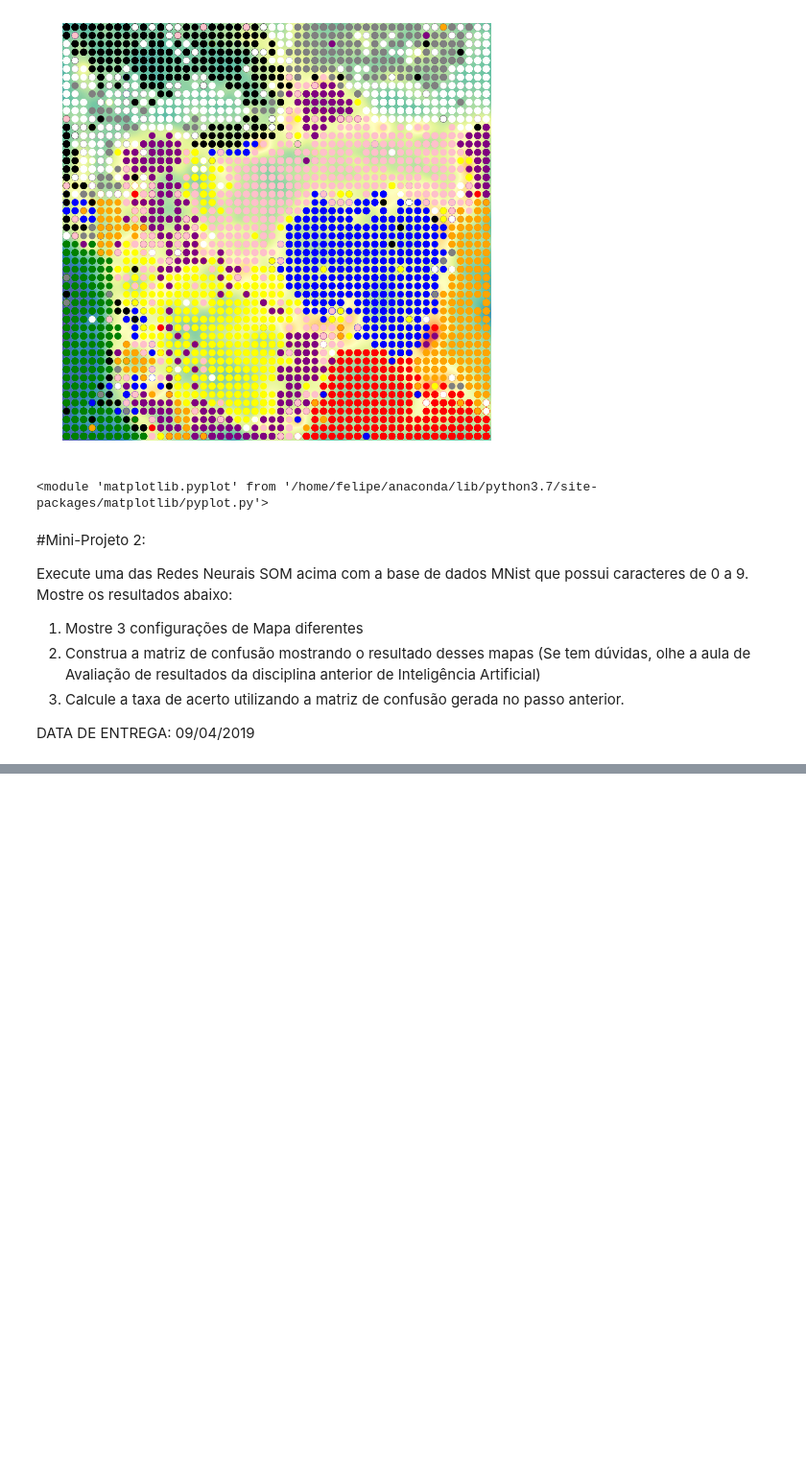
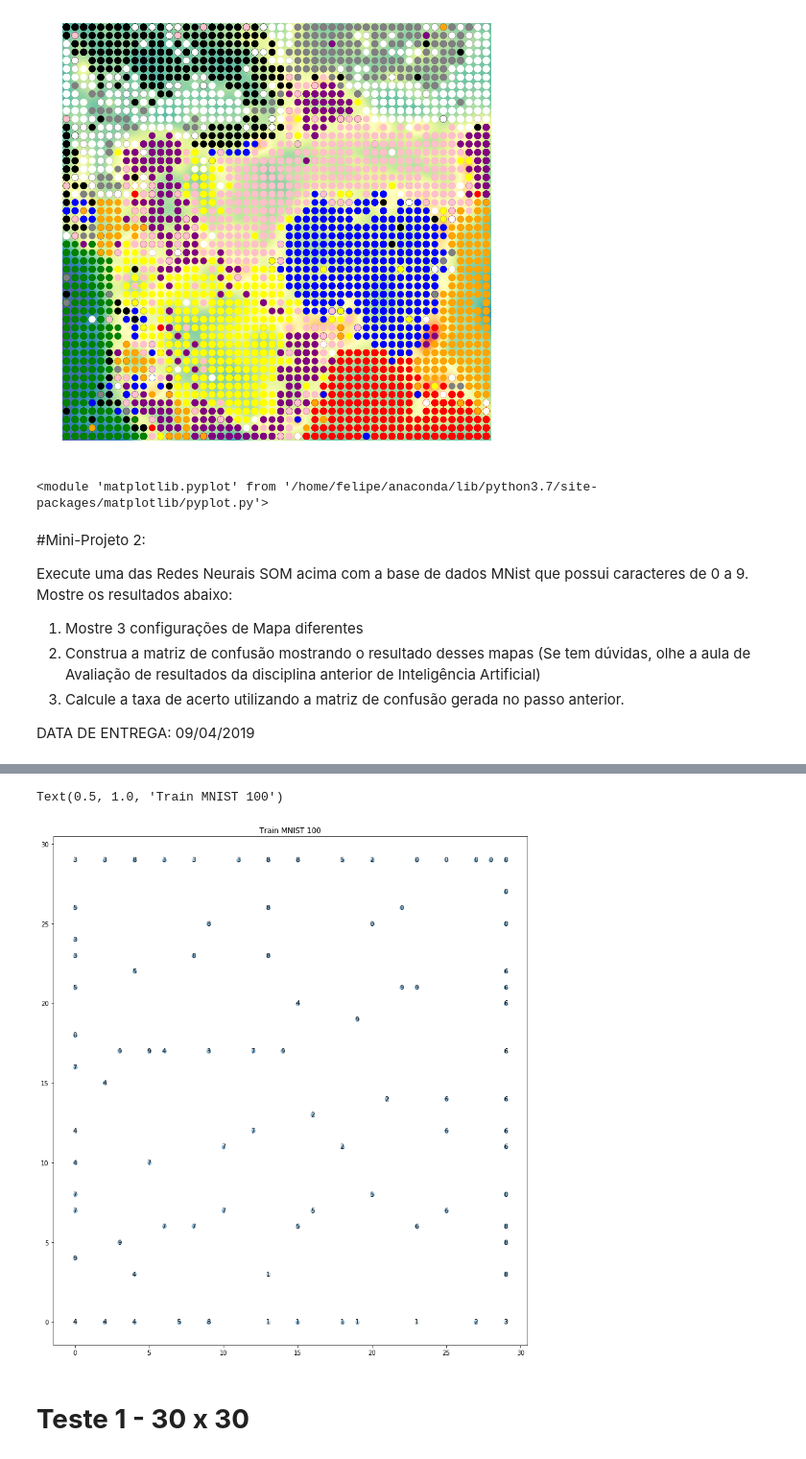
Before and after one commit to felipeescorel/redes_neurais, a Jupyter notebook: SOM/Self_Organising_Map.ipynb, the cells around one changed output, grey strips where cells are left out. Shown at 96% size. Saved outputs shown, nothing was run; the diff lists cells and outputs as text; code cells hidden in the pictures; blank space fills up the shorter version.

```diff
--- a/SOM/Self_Organising_Map.ipynb
+++ b/SOM/Self_Organising_Map.ipynb
@@ -126,0 +358,3 @@ DATA DE ENTREGA: 09/04/2019
+# %%
+som = SOM(30, 30, x_train.shape[1], 200)
+som.train(x_train)
@@ -126,0 +368,22 @@ DATA DE ENTREGA: 09/04/2019
+# %%
+mapped = som.map_vects(x_train)
+mappedarr = np.array(mapped)
+# coordenadas
+x1 = mappedarr[:,0]; y1 = mappedarr[:,1]
+
+# valor esperado
+index = [ np.where(r==1)[0][0] for r in y_train ]
+index = list(map(str, index))
+# %%
+plt.figure(1, figsize=(30,15))
+plt.subplot(121)
+plt.scatter(x1,y1)
+for i, m in enumerate(mapped):
+    plt.text( m[0], m[1],index[i], ha='center', va='center',
+             bbox=dict(facecolor='white', alpha=0.5, lw=0))
+plt.title('Train MNIST 100')
+# %% [output]
+Text(0.5, 1.0, 'Train MNIST 100')
+[figure, added]
+# %% [markdown]
+# **Teste 1 - 30 x 30**
```
Also changed, not shown: parts of 40 cells of this notebook.
